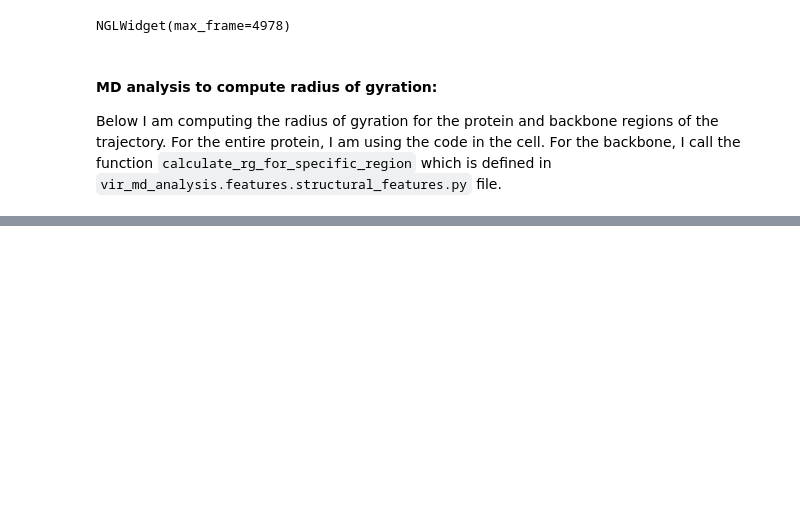
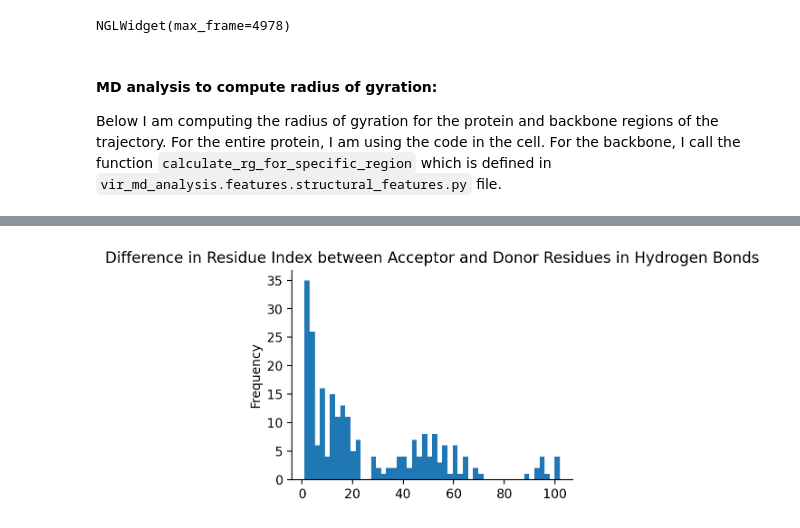
Before and after one commit to ChrisVir/vir_md_analysis, a Jupyter notebook: notebooks/development/1.0-05-16-2025_DevelopingInitialFeatures.ipynb, the cells around one changed output, grey strips where cells are left out. Saved outputs shown, nothing was run; the diff lists cells and outputs as text; code cells hidden in the pictures; blank space fills up the shorter version.

```diff
--- a/notebooks/development/1.0-05-16-2025_DevelopingInitialFeatures.ipynb
+++ b/notebooks/development/1.0-05-16-2025_DevelopingInitialFeatures.ipynb
@@ -108,0 +276,3 @@ topology = traj.topology
+# %%
+T = 1000
+hbonds_df = compute_hydrogen_bonds(traj1[:T])
@@ -108,0 +387,3 @@ topology = traj.topology
+# %%
+topo = get_topology_dataframe(traj1, True)
+hbonds_df = determine_residues_in_hydrogen_bonds(results, topology_df=topo)
@@ -108,0 +399,7 @@ topology = traj.topology
+# %%
+dist = (hbonds_df['Acceptor'] - hbonds_df['Donor']).abs()
+dist.plot(kind='hist', bins=50, figsize=(4, 3),
+          title='Difference in Residue Index between Acceptor and Donor Residues in Hydrogen Bonds')
+sns.despine()
+# %% [output]
+[figure, added]
```
Also changed, not shown: parts of 57 cells of this notebook, 1 other file.
